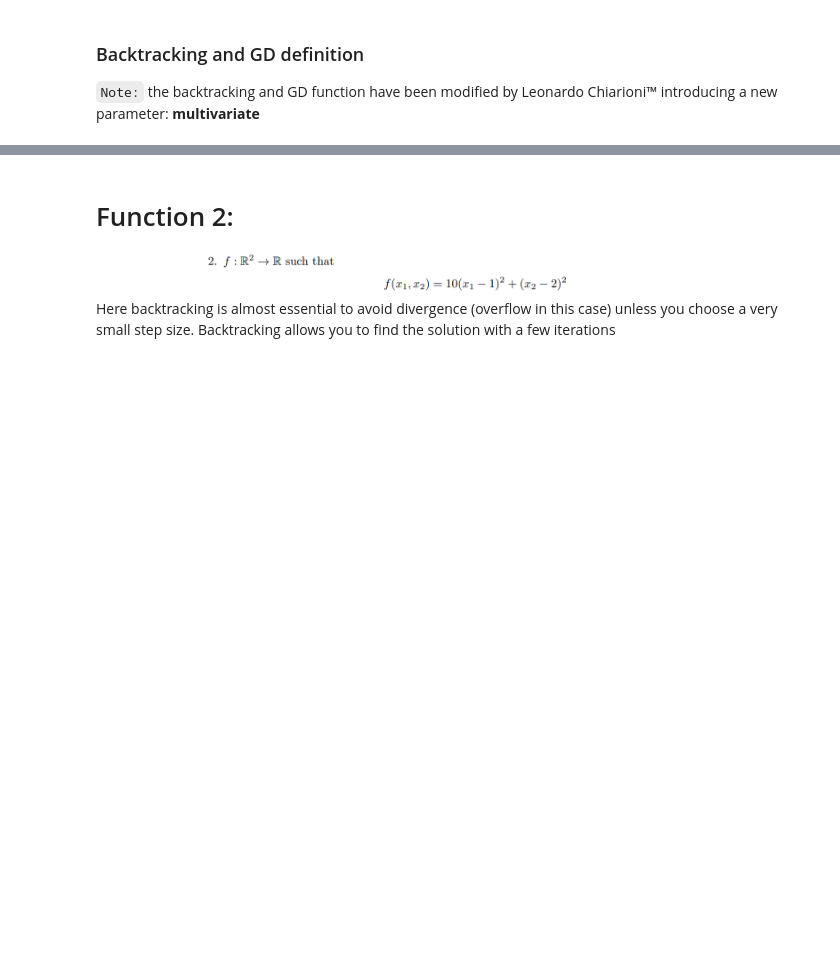
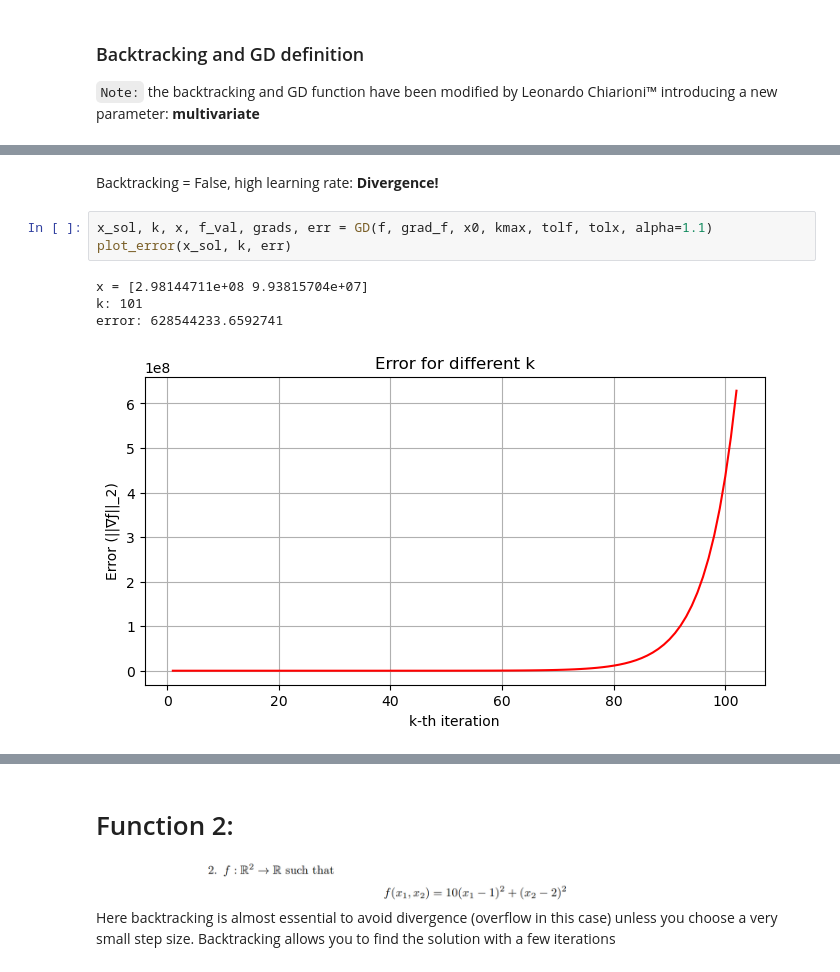
Before and after one commit to cico-rial/SMMAI, a Jupyter notebook: homework3/Homework3-GD.ipynb, the cells around one changed output, grey strips where cells are left out. Drawn from its saved outputs; the diff is of its cells as text; blank space fills up the shorter version.

```diff
--- a/homework3/Homework3-GD.ipynb
+++ b/homework3/Homework3-GD.ipynb
@@ -132,0 +132,10 @@ error: 5.698107109779695e-05
+# %% [markdown]
+Backtracking = False, high learning rate: **Divergence!**
+# %%
+x_sol, k, x, f_val, grads, err = GD(f, grad_f, x0, kmax, tolf, tolx, alpha=1.1)
+plot_error(x_sol, k, err)
+# %% [output]
+x = [2.98144711e+08 9.93815704e+07]
+k: 101
+error: 628544233.6592741
+[figure, added]
```
Also changed, not shown: parts of 20 cells of this notebook.
